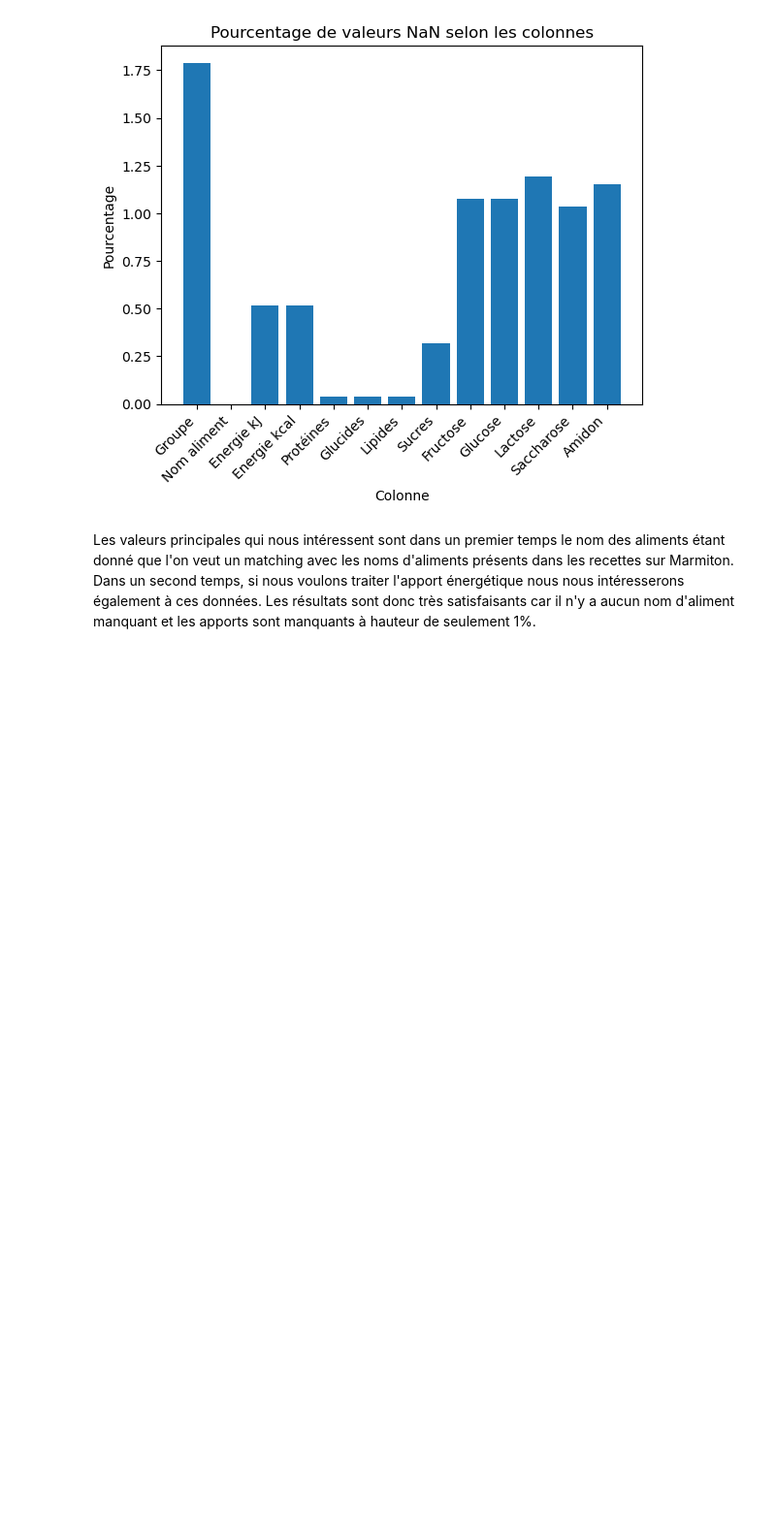
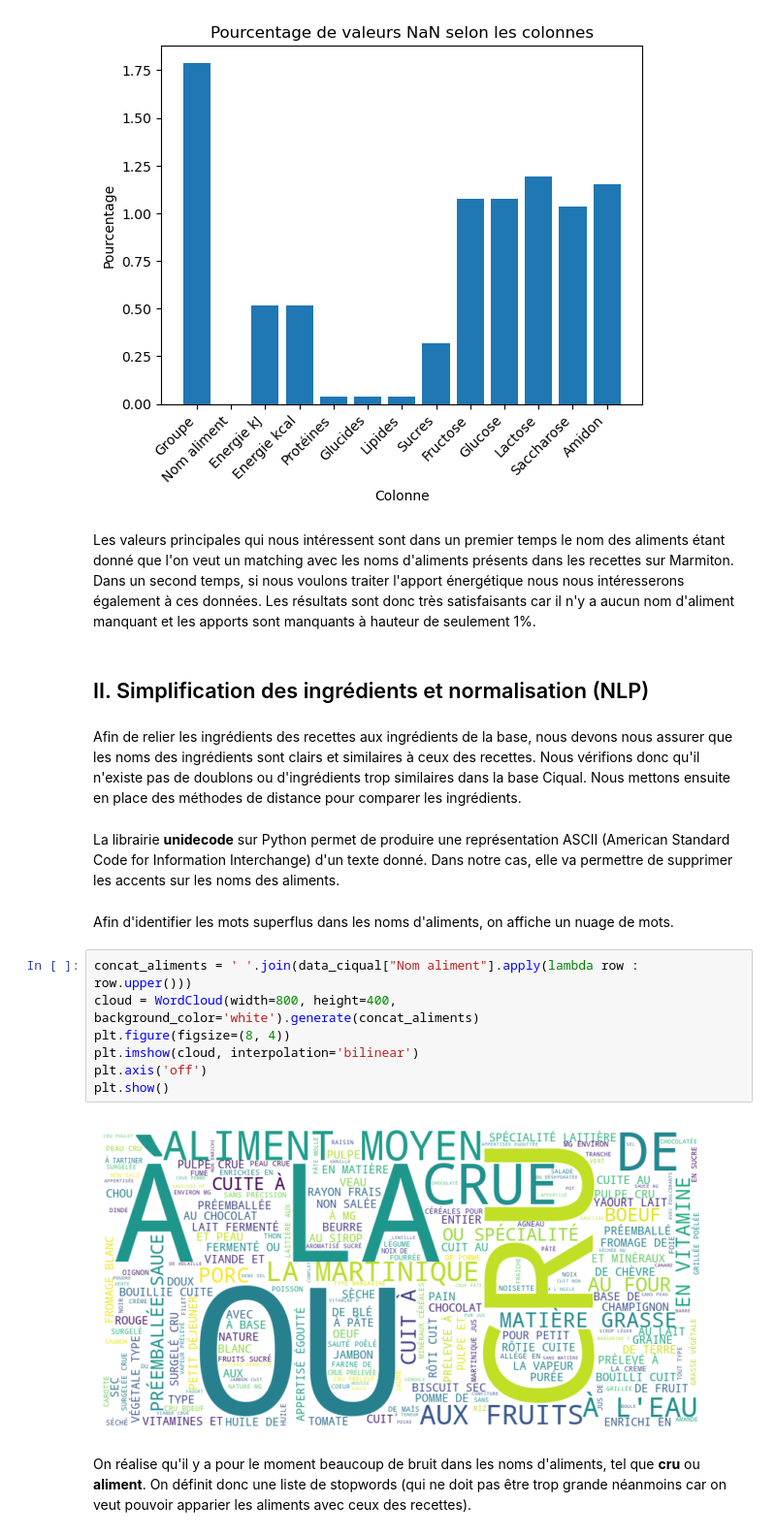
Before and after one commit to Emilecoding/Python-2A-Ensae, a Jupyter notebook: Projet python.ipynb, the cells around one changed output. Shown: that part at 97% size. Cells and saved outputs as stored; diff of their text form; blank space fills up the shorter version.

Commit message:
NLP sur les données ciqual

```diff
--- a/Projet python.ipynb
+++ b/Projet python.ipynb
@@ -107,3 +138,22 @@ plt.show()
 # %% [markdown]
 Les valeurs principales qui nous intéressent sont dans un premier temps le nom des aliments étant donné que l'on veut un matching avec les noms d'aliments présents dans les recettes sur Marmiton. Dans un second temps, si nous voulons traiter l'apport énergétique nous nous intéresserons également à ces données.
 Les résultats sont donc très satisfaisants car il n'y a aucun nom d'aliment manquant et les apports sont manquants à hauteur de seulement 1%.
+# %% [markdown]
+## II. Simplification des ingrédients et normalisation (NLP)
+# %% [markdown]
+Afin de relier les ingrédients des recettes aux ingrédients de la base, nous devons nous assurer que les noms des ingrédients sont clairs et similaires à ceux des recettes. Nous vérifions donc qu'il n'existe pas de doublons ou d'ingrédients trop similaires dans la base Ciqual. Nous mettons ensuite en place des méthodes de distance pour comparer les ingrédients.
+# %% [markdown]
+La librairie **unidecode** sur Python permet de produire une représentation ASCII (American Standard Code for Information Interchange) d'un texte donné. Dans notre cas, elle va permettre de supprimer les accents sur les noms des aliments.
+# %% [markdown]
+Afin d'identifier les mots superflus dans les noms d'aliments, on affiche un nuage de mots.
+# %%
+concat_aliments = ' '.join(data_ciqual["Nom aliment"].apply(lambda row : row.upper()))
+cloud = WordCloud(width=800, height=400, background_color='white').generate(concat_aliments)
+plt.figure(figsize=(8, 4))
+plt.imshow(cloud, interpolation='bilinear')
+plt.axis('off')
+plt.show()
+# %% [output]
+[figure, added]
+# %% [markdown]
+On réalise qu'il y a pour le moment beaucoup de bruit dans les noms d'aliments, tel que **cru** ou **aliment**. On définit donc une liste de stopwords (qui ne doit pas être trop grande néanmoins car on veut pouvoir apparier les aliments avec ceux des recettes).
```
Also changed, not shown: parts of 14 cells of this notebook.
